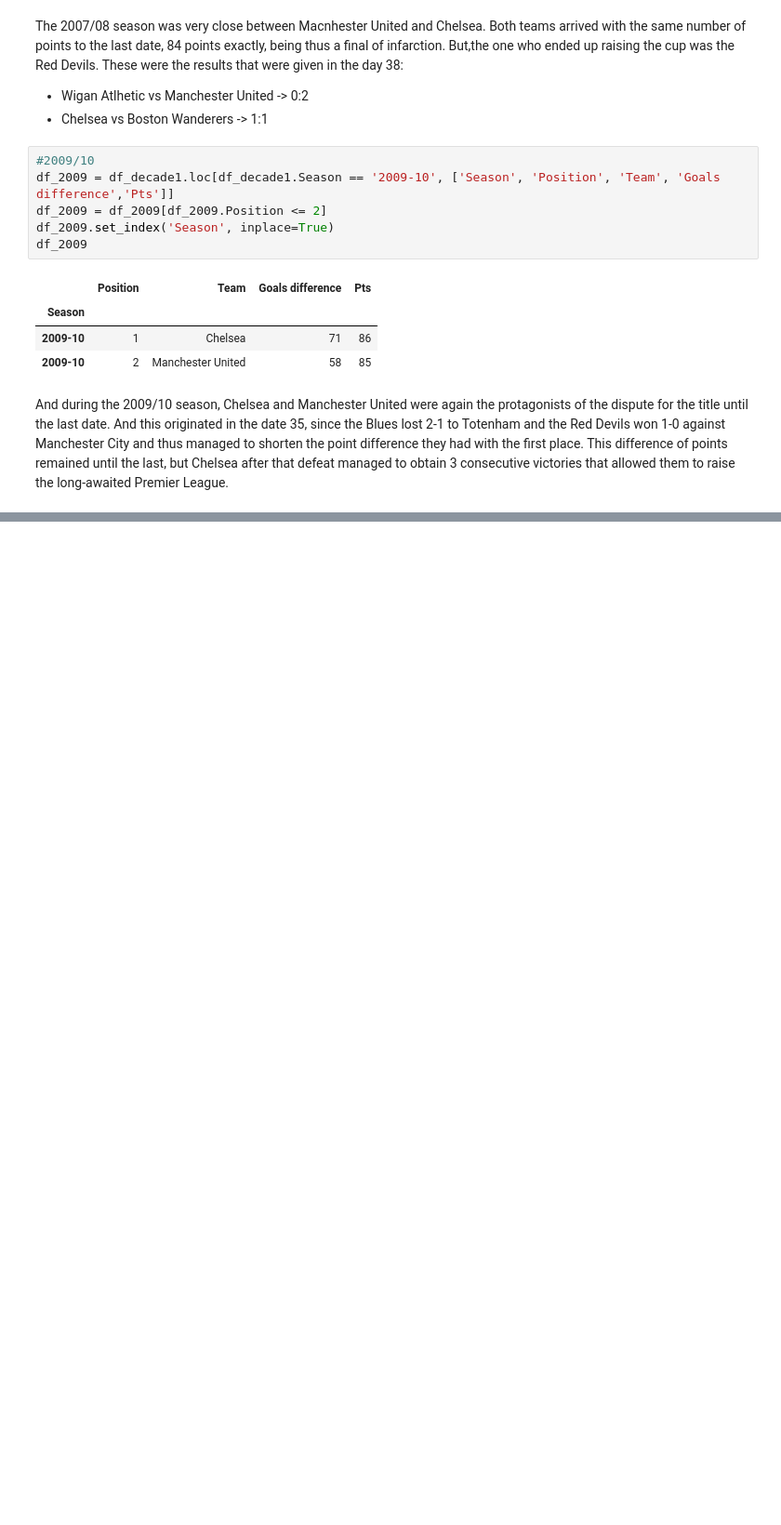
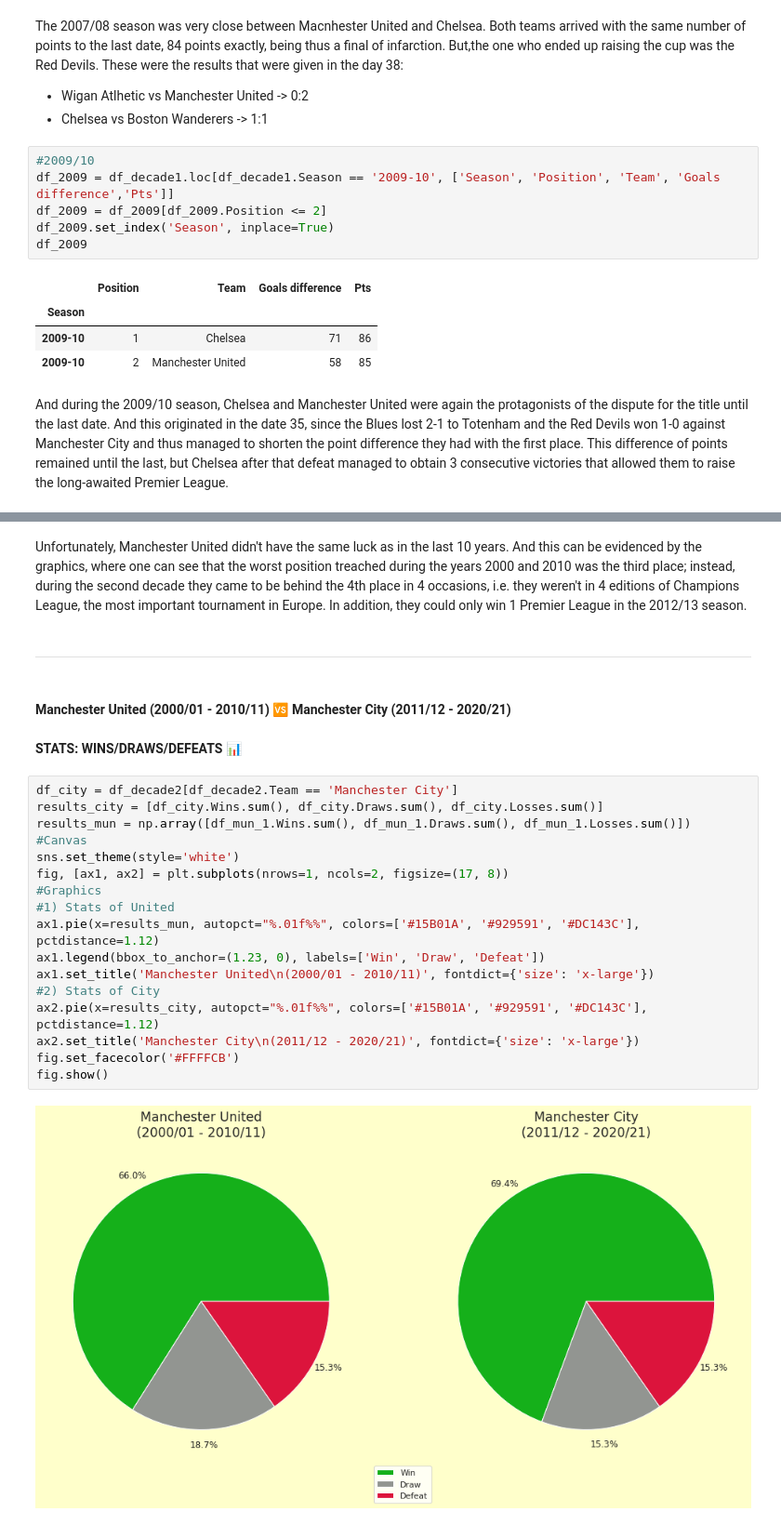
Before and after one commit to CarlosFOL/Premier_League, a Jupyter notebook: notebook.ipynb, the cells around one changed output, grey strips where cells are left out. Shown: that part at 93% size. Drawn from its saved outputs; the diff is of its cells as text; blank space fills up the shorter version.

```diff
--- a/notebook.ipynb
+++ b/notebook.ipynb
@@ -321,0 +389,27 @@ And during the 2009/10 season, Chelsea and Manchester United were again the prot
+# %% [markdown]
+Unfortunately, Manchester United didn't have the same luck as in the last 10 years. And this can be evidenced by the graphics, where one can  see that the worst position treached during the years 2000 and 2010 was the third place; instead, during the second decade they came to be behind the 4th place in 4 occasions, i.e. they weren't in 4 editions of Champions League, the most important tournament in Europe. In addition, they could only win 1 Premier League in the 2012/13 season.
+# %% [markdown]
+---
+# %% [markdown]
+#### **Manchester United (2000/01 - 2010/11) 🆚 Manchester City (2011/12 - 2020/21)**
+# %% [markdown]
+**STATS: WINS/DRAWS/DEFEATS 📊**
+# %%
+df_city = df_decade2[df_decade2.Team == 'Manchester City']
+results_city = [df_city.Wins.sum(), df_city.Draws.sum(), df_city.Losses.sum()]
+results_mun = np.array([df_mun_1.Wins.sum(), df_mun_1.Draws.sum(), df_mun_1.Losses.sum()])
+#Canvas
+sns.set_theme(style='white')
+fig, [ax1, ax2] = plt.subplots(nrows=1, ncols=2, figsize=(17, 8))
+#Graphics
+#1) Stats of United
+ax1.pie(x=results_mun, autopct="%.01f%%", colors=['#15B01A', '#929591', '#DC143C'], pctdistance=1.12)
+ax1.legend(bbox_to_anchor=(1.23, 0), labels=['Win', 'Draw', 'Defeat'])
+ax1.set_title('Manchester United\n(2000/01 - 2010/11)', fontdict={'size': 'x-large'})
+#2) Stats of City
+ax2.pie(x=results_city, autopct="%.01f%%", colors=['#15B01A', '#929591', '#DC143C'], pctdistance=1.12)
+ax2.set_title('Manchester City\n(2011/12 - 2020/21)', fontdict={'size': 'x-large'})
+fig.set_facecolor('#FFFFCB')
+fig.show()
+# %% [output]
+[figure, added]
```
Also changed, not shown: parts of 23 cells of this notebook.
